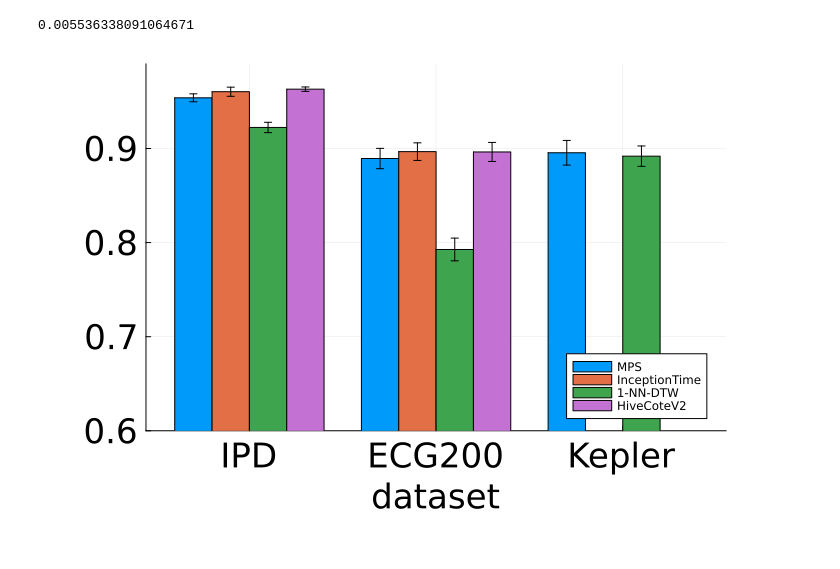
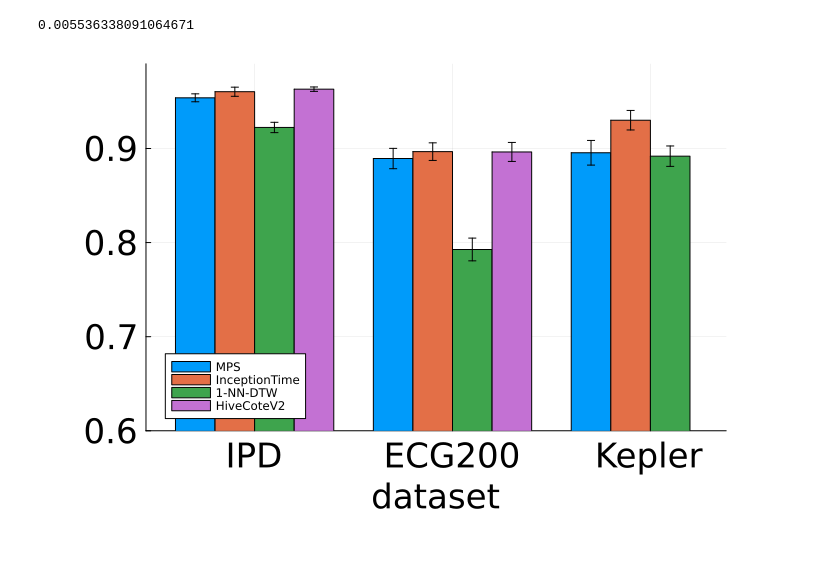
Before and after one commit to joshuabmoore/MPSTime.jl, a Jupyter notebook: FinalBenchmarks/classification_barplots.ipynb, the cells around one changed output. Cells and saved outputs as stored; diff of their text form; code cells hidden in the pictures.

Commit message:
InceptionTime 30 fold results for Kepler2 dataset

```diff
--- a/FinalBenchmarks/classification_barplots.ipynb
+++ b/FinalBenchmarks/classification_barplots.ipynb
@@ -156,21 +156,27 @@ dtw_std_kep = std(dtw_accs_kep);
 dtw_standard_error_kep = dtw_std_kep/sqrt(30)
 # %% [output]
 0.005536338091064671
+# %%
+f_icpt_kep = readdlm("NASA_KeplerV2/classification/Python/icpt_kepler_30fold_results.txt");
+icpt_accs_kep = [f_icpt_kep...]
+icpt_mean_kep = mean(icpt_accs_kep)
+icpt_std_kep = std(icpt_accs_kep)
+icpt_standard_error_kep = icpt_std_kep/sqrt(30);
 # %%
 fstyle = font("sans-serif", 23)
 mps = [mps_mean_acc_ipd, mps_mean_acc_ecg, mps_mean_acc_kep]
 mps_errs = [1.96*mps_standard_err_acc_ipd, 1.96*mps_standard_err_acc_ecg, 1.96*mps_standard_err_kep]
-ict = [icpt_mean_ipd, icpt_mean_ecg, 0.1]
-ict_errs = [1.96*icpt_standard_error_ipd, 1.96*icpt_standard_error_ecg, 0.1]
+ict = [icpt_mean_ipd, icpt_mean_ecg, icpt_mean_kep]
+ict_errs = [1.96*icpt_standard_error_ipd, 1.96*icpt_standard_error_ecg, 1.96*icpt_standard_error_kep]
 nn = [dtw_mean_ipd, dtw_mean_ecg, dtw_mean_kep]
 nn_ers = [1.96*dtw_standard_error_ipd, 1.96*dtw_standard_error_ecg, 1.96*dtw_standard_error_kep]
-hc2 = [hc2_mean_ipd, hc2_mean_ecg, 0.1]
-hc2_errs = [1.96*hc2_standard_error_ipd, 1.96*hc2_standard_error_ecg, 0.1]
+hc2 = [hc2_mean_ipd, hc2_mean_ecg, NaN]
+hc2_errs = [1.96*hc2_standard_error_ipd, 1.96*hc2_standard_error_ecg, NaN]
 groupedbar([mps ict nn hc2], yerr=[mps_errs ict_errs nn_ers hc2_errs],
     xticks=(1:3, ["IPD", "ECG200", "Kepler"]), xlabel="dataset",
     label=["MPS" "InceptionTime" "1-NN-DTW" "HiveCoteV2"], ylim=(0.6, 0.99),
     xtickfont=fstyle, ytickfont=fstyle, guidefont=fstyle, size=(700, 500),
     left_margin=10mm, bottom_margin=12mm, top_magin=10mm)
 #savefig("final_classification_accuracies.svg")
 # %% [output]
-[figure, old version]
+[figure, new version]
```
Also changed, not shown: 5 other files.
